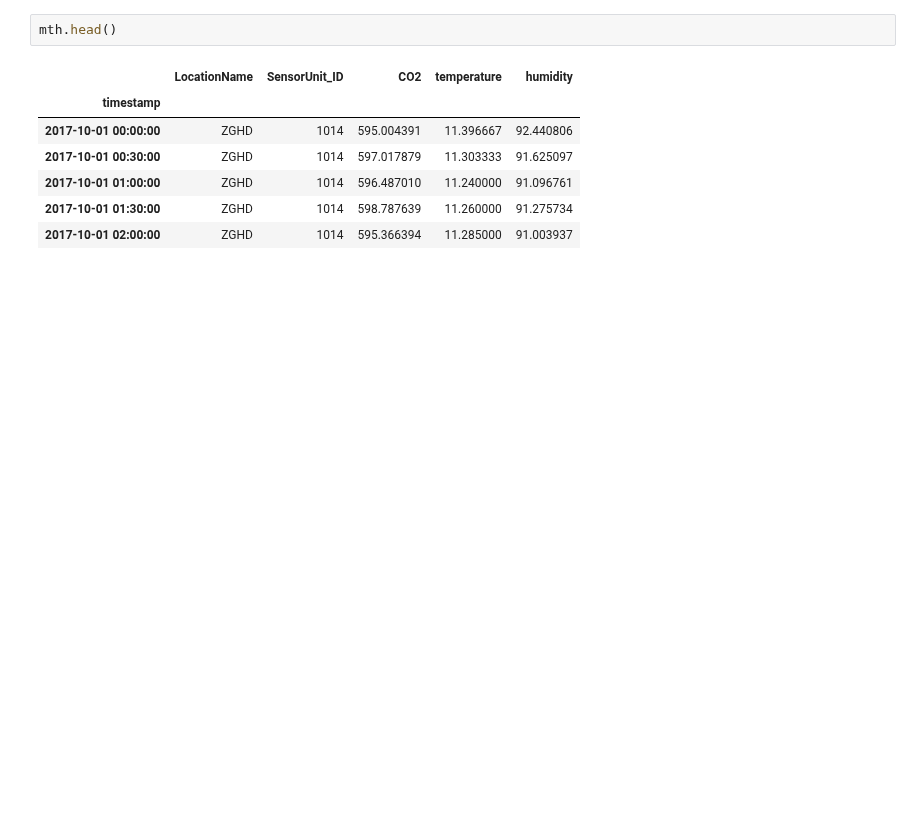
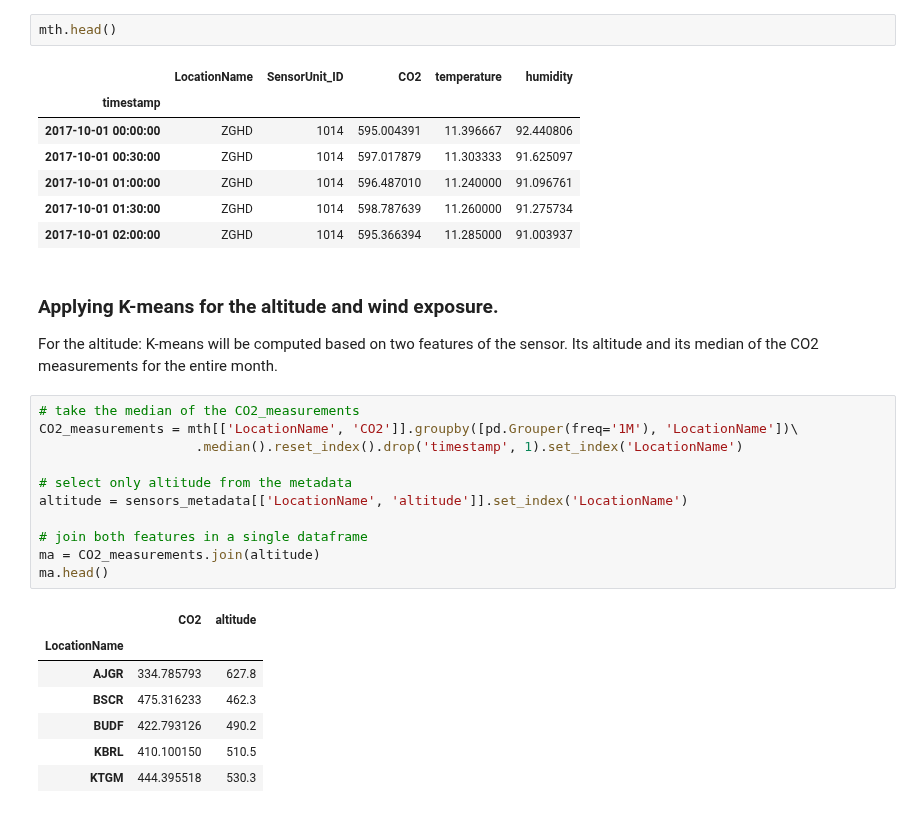
Before and after one commit to joelmfonseca/COM-503, a Jupyter notebook: mini_project/mini_project.ipynb, the cells around one changed output. Saved outputs shown, nothing was run; the diff lists cells and outputs as text; blank space fills up the shorter version.

```diff
--- a/mini_project/mini_project.ipynb
+++ b/mini_project/mini_project.ipynb
@@ -88,3 +91,26 @@ mth.head()
 | 2017-10-01 01:00:00 | ZGHD | 1014 | 596.487010 | 11.240000 | 91.096761 |
 | 2017-10-01 01:30:00 | ZGHD | 1014 | 598.787639 | 11.260000 | 91.275734 |
 | 2017-10-01 02:00:00 | ZGHD | 1014 | 595.366394 | 11.285000 | 91.003937 |
+# %% [markdown]
+### Applying K-means for the altitude and wind exposure.
+
+For the altitude: K-means will be computed based on two features of the sensor. Its altitude and its median of the CO2 measurements for the entire month.
+# %%
+# take the median of the CO2_measurements
+CO2_measurements = mth[['LocationName', 'CO2']].groupby([pd.Grouper(freq='1M'), 'LocationName'])\
+                    .median().reset_index().drop('timestamp', 1).set_index('LocationName')
+
+# select only altitude from the metadata
+altitude = sensors_metadata[['LocationName', 'altitude']].set_index('LocationName')
+
+# join both features in a single dataframe
+ma = CO2_measurements.join(altitude)
+ma.head()
+# %% [output]
+|  | CO2 | altitude |
+| LocationName |  |  |
+| AJGR | 334.785793 | 627.8 |
+| BSCR | 475.316233 | 462.3 |
+| BUDF | 422.793126 | 490.2 |
+| KBRL | 410.100150 | 510.5 |
+| KTGM | 444.395518 | 530.3 |
```
Also changed, not shown: parts of 8 cells of this notebook.
